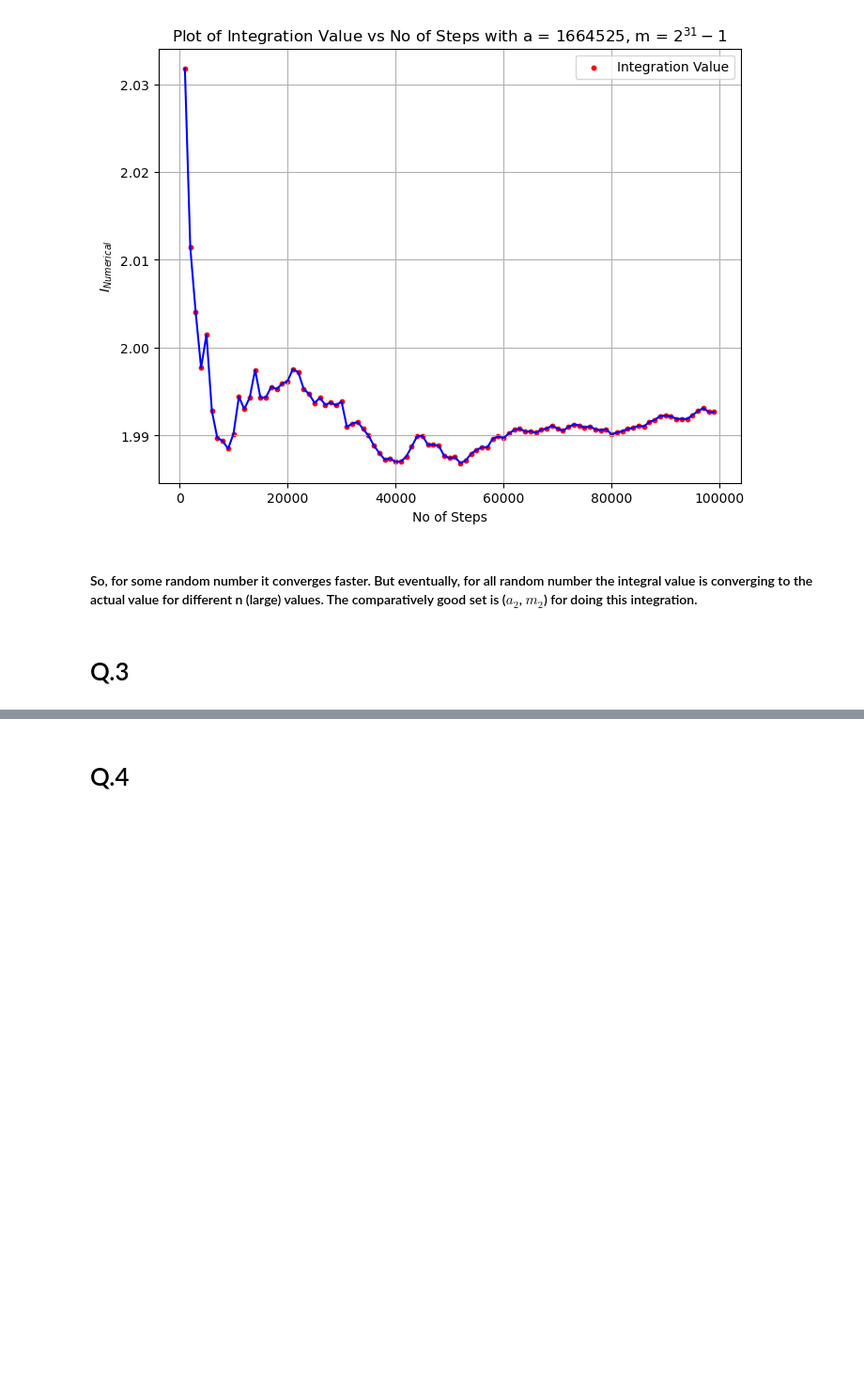
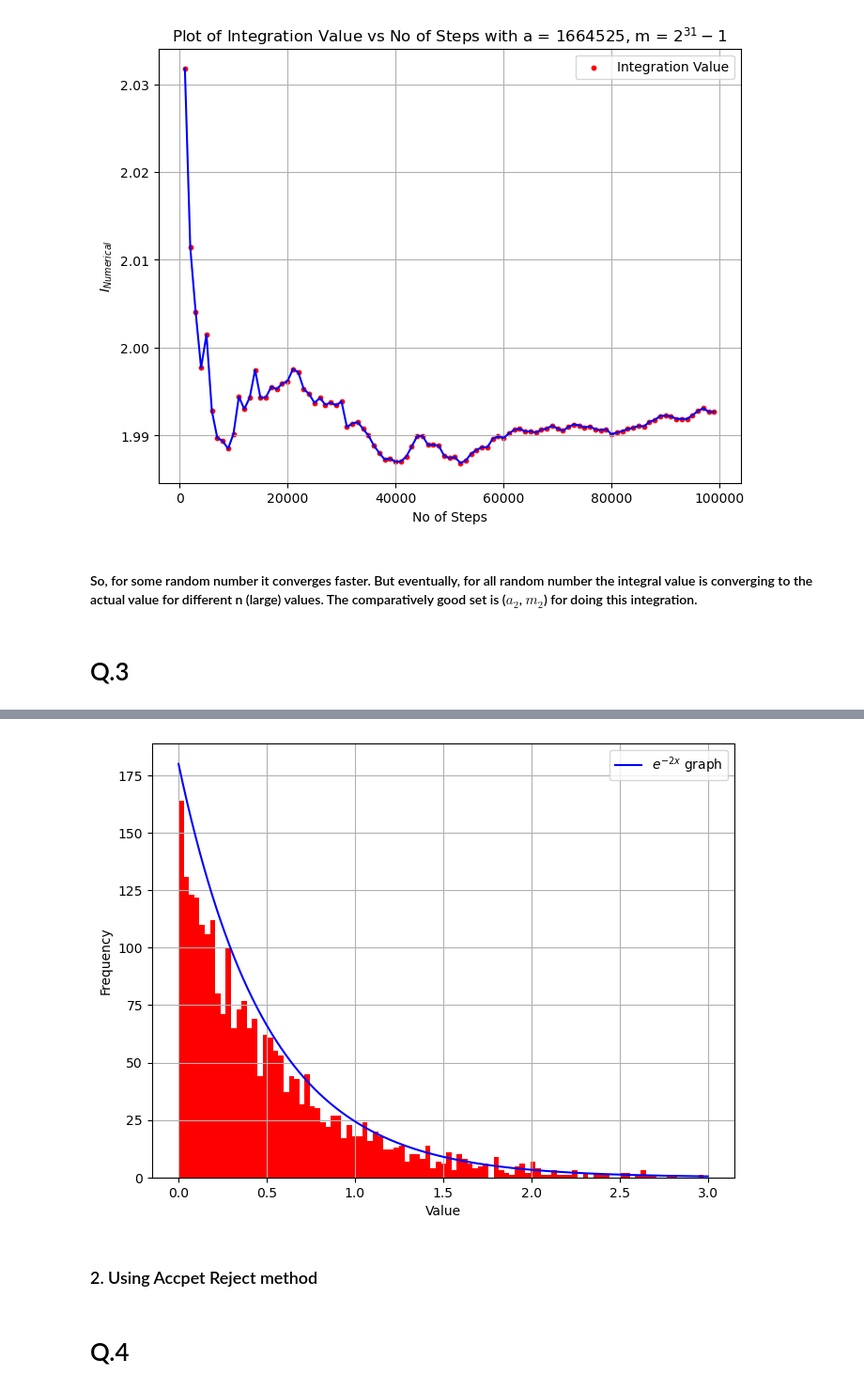
Before and after one commit to jabed-umar/adv-comp-phys, a Jupyter notebook: assign4.ipynb, the cells around one changed output, grey strips where cells are left out. Shown at 94% size. Cells and saved outputs as stored; diff of their text form; code cells hidden in the pictures; blank space fills up the shorter version.

```diff
--- a/assign4.ipynb
+++ b/assign4.ipynb
@@ -81,7 +81,7 @@ import matplotlib.pyplot as plt
 plt.figure(figsize=(8,6))
 for i in trange(1000,100000,1000):
     xlist.append(i)
-    ylist.append(monte_carlo_integration(f, a = -np.pi/2, b = np.pi/2, n = i, seed = 10, a_lcg = a2, c_lcg = 0, m_lcg = m2))
+    ylist.append(monte_carlo_integration(f_i, a = -np.pi/2, b = np.pi/2, n = i, seed = 10, a_lcg = a2, c_lcg = 0, m_lcg = m2))
 
 plt.plot(xlist,ylist,color='blue')
 plt.scatter(xlist,ylist,color='red',s=10,label='Integration Value')
@@ -103,7 +103,7 @@ import matplotlib.pyplot as plt
 plt.figure(figsize=(8,6))
 for i in trange(1000,100000,1000):
     xlist.append(i)
-    ylist.append(monte_carlo_integration(f, a = -np.pi/2, b = np.pi/2, n = i, seed = 10, a_lcg = 1664525, c_lcg = 0, m_lcg= 2**31 - 1))
+    ylist.append(monte_carlo_integration(f_i, a = -np.pi/2, b = np.pi/2, n = i, seed = 10, a_lcg = 1664525, c_lcg = 0, m_lcg= 2**31 - 1))
 
 plt.plot(xlist,ylist,color='blue')
 plt.scatter(xlist,ylist,color='red',s=10,label='Integration Value')
@@ -127,5 +135,31 @@ def f(x):
 # Defining the inverse of the distribution function
 def f_inv(x):
     return -0.5*np.log(abs(1-(2*x/3)))
+
+#generate ranodm number using LCG
+a, m = 1664525, 2**(32)
+n = 2500
+x = lcg(seed = 10, a = a, c = 0, n = n, m = m)
+# %%
+# Storing the generated random numbers
+rng_list = []
+for i in range(n):
+    p = 3*x[i]
+    if f_inv(p) < 3:
+        rng_list.append(f_inv(p))
+# %%
+# Plotting the histogram
+plt.figure(figsize=(8,6))
+plt.hist(rng_list, bins=100,color='red')
+plt.plot(np.linspace(0,3,1000),f(np.linspace(0,3,1000))*180,color='blue',label='$e^{-2x}$ graph')
+plt.xlabel('Value')
+plt.ylabel('Frequency')
+plt.grid()
+plt.legend()
+plt.show()
+# %% [output]
+[figure, added]
+# %% [markdown]
+# <h3> 2. Using Accpet Reject method
 # %% [markdown]
 # Q.4
```
Also changed, not shown: parts of 7 cells of this notebook.
